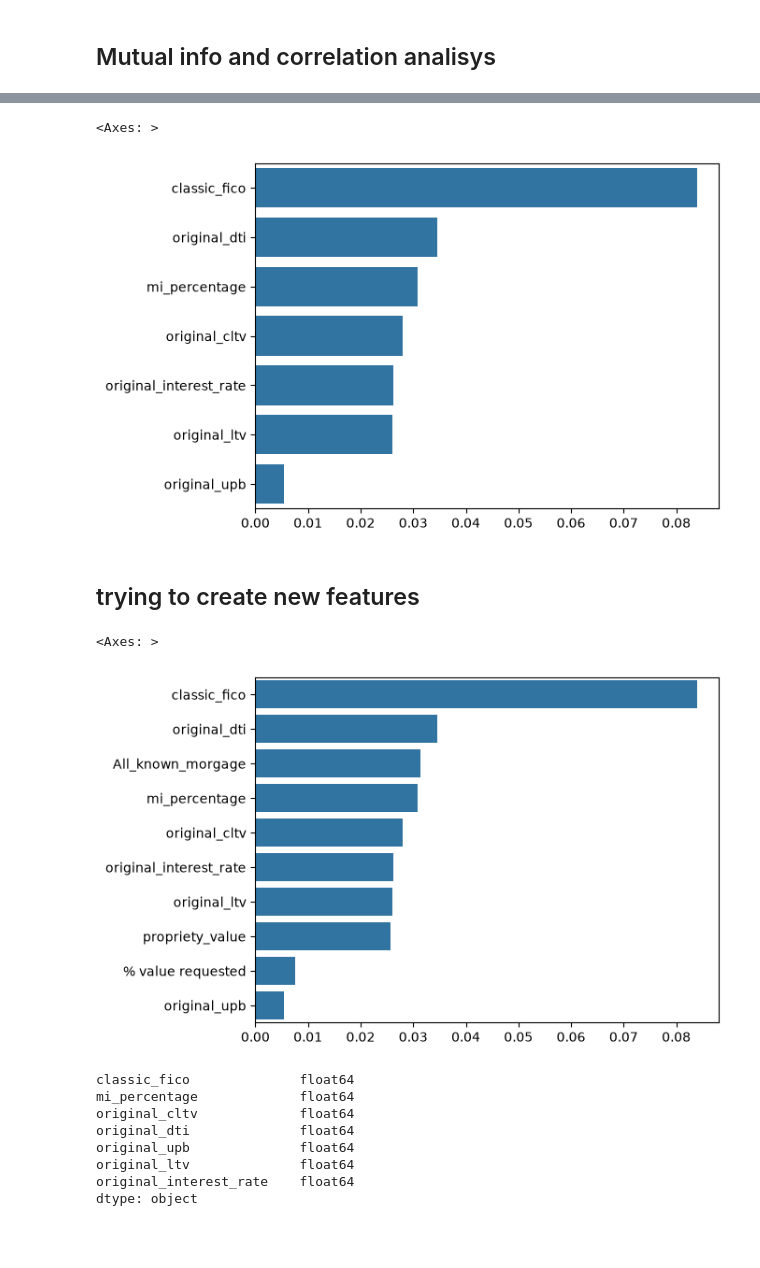
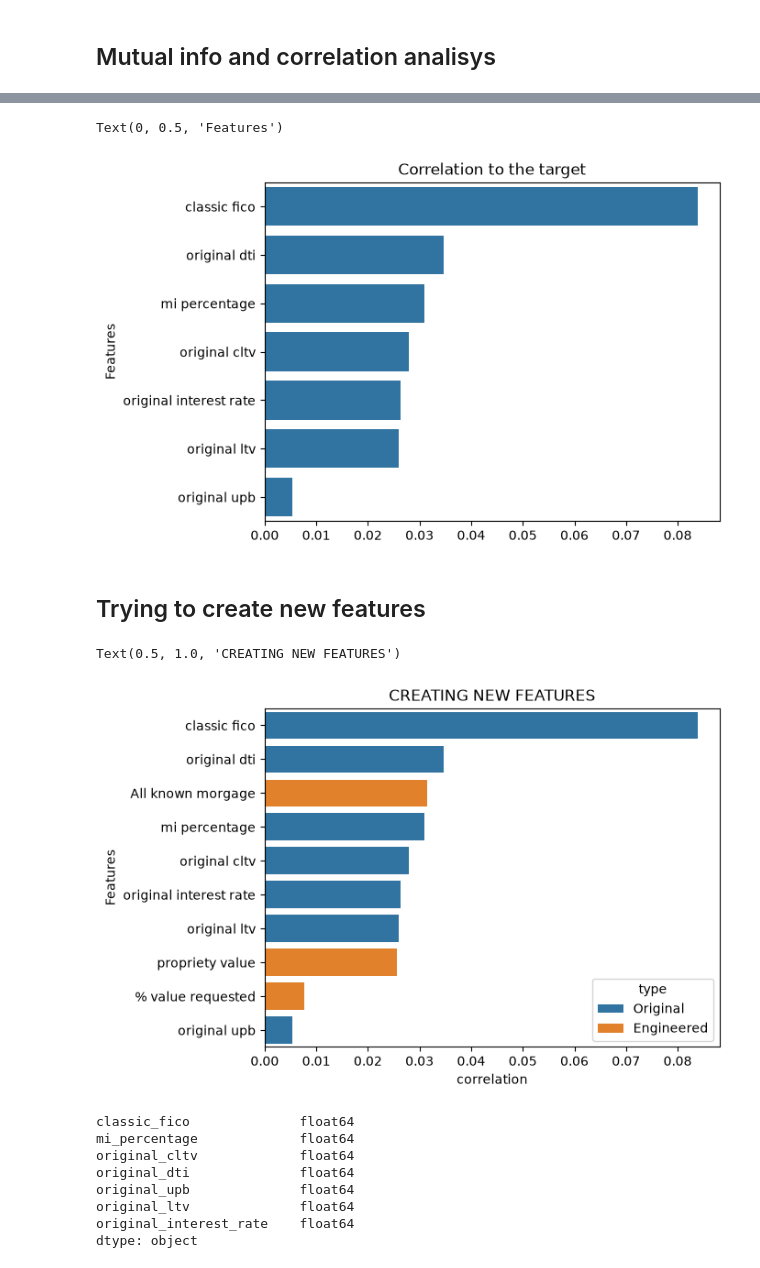
Before and after one commit to luke235422/Freddie-Mac-ML-progect, a Jupyter notebook: final_model.ipynb, the cells around one changed output, grey strips where cells are left out. Saved outputs shown, nothing was run; the diff lists cells and outputs as text; code cells hidden in the pictures; blank space fills up the shorter version.

```diff
--- a/final_model.ipynb
+++ b/final_model.ipynb
@@ -47,24 +48,24 @@ import shap
 # Get data
 # %%
 #2024
-origin_2024_Q1_df = pd.read_csv("historical_data_2024/historical_data_2024Q1/orig_2024Q1.txt",sep="|",header=None)
-perform_2024_q1_df = pd.read_csv("historical_data_2024/historical_data_2024Q1/perf_2024Q1.txt",sep="|",header=None)
+origin_2024_Q1_df = pd.read_csv("historical_data_2024/historical_data_2024Q1/orig_2024Q1.txt",sep="|",header=None,low_memory=False)
+perform_2024_q1_df = pd.read_csv("historical_data_2024/historical_data_2024Q1/perf_2024Q1.txt",sep="|",header=None,low_memory=False)
 
 #2023
 
-origin_2023_Q4_df = pd.read_csv("historical_data_2023/historical_data_2023Q4/orig_2023Q4.txt",sep="|",header=None)
-perform_2023_q4_df = pd.read_csv("historical_data_2023/historical_data_2023Q4/perf_2023Q4.txt",sep="|",header=None)
+origin_2023_Q4_df = pd.read_csv("historical_data_2023/historical_data_2023Q4/orig_2023Q4.txt",sep="|",header=None,low_memory=False)
+perform_2023_q4_df = pd.read_csv("historical_data_2023/historical_data_2023Q4/perf_2023Q4.txt",sep="|",header=None,low_memory=False)
 
-origin_2023_Q3_df = pd.read_csv("historical_data_2023/historical_data_2023Q3/orig_2023Q3.txt",sep="|",header=None)
-perform_2023_q3_df = pd.read_csv("historical_data_2023/historical_data_2023Q3/perf_2023Q3.txt",sep="|",header=None)
+origin_2023_Q3_df = pd.read_csv("historical_data_2023/historical_data_2023Q3/orig_2023Q3.txt",sep="|",header=None,low_memory=False)
+perform_2023_q3_df = pd.read_csv("historical_data_2023/historical_data_2023Q3/perf_2023Q3.txt",sep="|",header=None,low_memory=False)
 
-origin_2023_Q2_df = pd.read_csv("historical_data_2023/historical_data_2023Q2/orig_2023Q2.txt",sep="|",header=None)
-perform_2023_q2_df = pd.read_csv("historical_data_2023/historical_data_2023Q2/perf_2023Q2.txt",sep="|",header=None)
+origin_2023_Q2_df = pd.read_csv("historical_data_2023/historical_data_2023Q2/orig_2023Q2.txt",sep="|",header=None,low_memory=False)
+perform_2023_q2_df = pd.read_csv("historical_data_2023/historical_data_2023Q2/perf_2023Q2.txt",sep="|",header=None,low_memory=False)
 
 #2022
 
-origin_2022_Q4_df = pd.read_csv("historical_data_2022/historical_data_2022Q4/orig_2022Q4.txt",sep="|",header=None)
-perform_2022_q4_df = pd.read_csv("historical_data_2022/historical_data_2022Q4/perf_2022Q4.txt",sep="|",header=None)
+origin_2022_Q4_df = pd.read_csv("historical_data_2022/historical_data_2022Q4/orig_2022Q4.txt",sep="|",header=None,low_memory=False)
+perform_2022_q4_df = pd.read_csv("historical_data_2022/historical_data_2022Q4/perf_2022Q4.txt",sep="|",header=None,low_memory=False)
 # %%
 origin_df_raw = pd.concat([origin_2023_Q2_df,origin_2023_Q3_df,origin_2023_Q4_df,origin_2024_Q1_df,origin_2022_Q4_df],axis=0,ignore_index=True)
 performance_df_raw = pd.concat([perform_2023_q2_df,perform_2023_q3_df,perform_2023_q4_df,perform_2024_q1_df,perform_2022_q4_df],axis=0,ignore_index=True)
@@ -584,34 +595,43 @@ sns.barplot(mi,orient="h")
 model_df_eda = model_df_eda.fillna(0)
 
 correlation = model_df_eda[numerical_columns].corrwith(model_df_eda.target_90plus).abs().sort_values(ascending=False)
-
+correlation.index=correlation.index.str.replace("_"," ")
 sns.barplot(correlation,orient="h")
+plt.title("Correlation to the target")
+plt.ylabel("Features")
 # %% [output]
-<Axes: >
+Text(0, 0.5, 'Features')
-[figure, old version]
+[figure, new version]
 # %% [markdown]
-## trying to create new features
+## Trying to create new features
 # %%
 model_df_eda_try = model_df_eda.copy()
 '''
 def calc(P,r,n):
     numerator = ((1+r)**n)*r
     denominator = ((1+r)**n)-1
     return (numerator/denominator)*P*n
 
 model_df_eda_try["total_amount"]=calc(model_df_eda_try["original_upb"],model_df_eda_try["original_interest_rate"],model_df_eda_try["effective_loan_duration"].astype("float64")).astype("float64")
 '''
 model_df_eda_try["propriety_value"]=model_df_eda_try["original_ltv"]/model_df_eda_try["original_upb"]
 model_df_eda_try["All_known_morgage"]=model_df_eda_try["original_cltv"]*model_df_eda_try["propriety_value"]
 model_df_eda_try["% value requested"]=model_df_eda_try["original_upb"]/model_df_eda_try["propriety_value"]
 
 new_columns=["propriety_value","All_known_morgage","% value requested"]
 correlation = model_df_eda_try[numerical_columns+new_columns].corrwith(model_df_eda_try.target_90plus).abs().sort_values(ascending=False)
+is_original = (correlation.index.isin(numerical_columns).astype(int).tolist())
 
-sns.barplot(correlation,orient="h")
+corr_plot = (
+    correlation.rename_axis("Features").reset_index(name="correlation")
+)
+corr_plot["type"]= np.where(corr_plot["Features"].isin(numerical_columns),"Original","Engineered")
+corr_plot["Features"]=corr_plot["Features"].str.replace("_"," ")
+sns.barplot(data = corr_plot, x="correlation",y="Features",hue="type",dodge=False)
+plt.title("CREATING NEW FEATURES")
 # %% [output]
-<Axes: >
+Text(0.5, 1.0, 'CREATING NEW FEATURES')
-[figure, old version]
+[figure, new version]
 # %%
 model_df_eda_try[numerical_columns].dtypes
 # %% [output]
```
Also changed, not shown: parts of 8 cells of this notebook.
